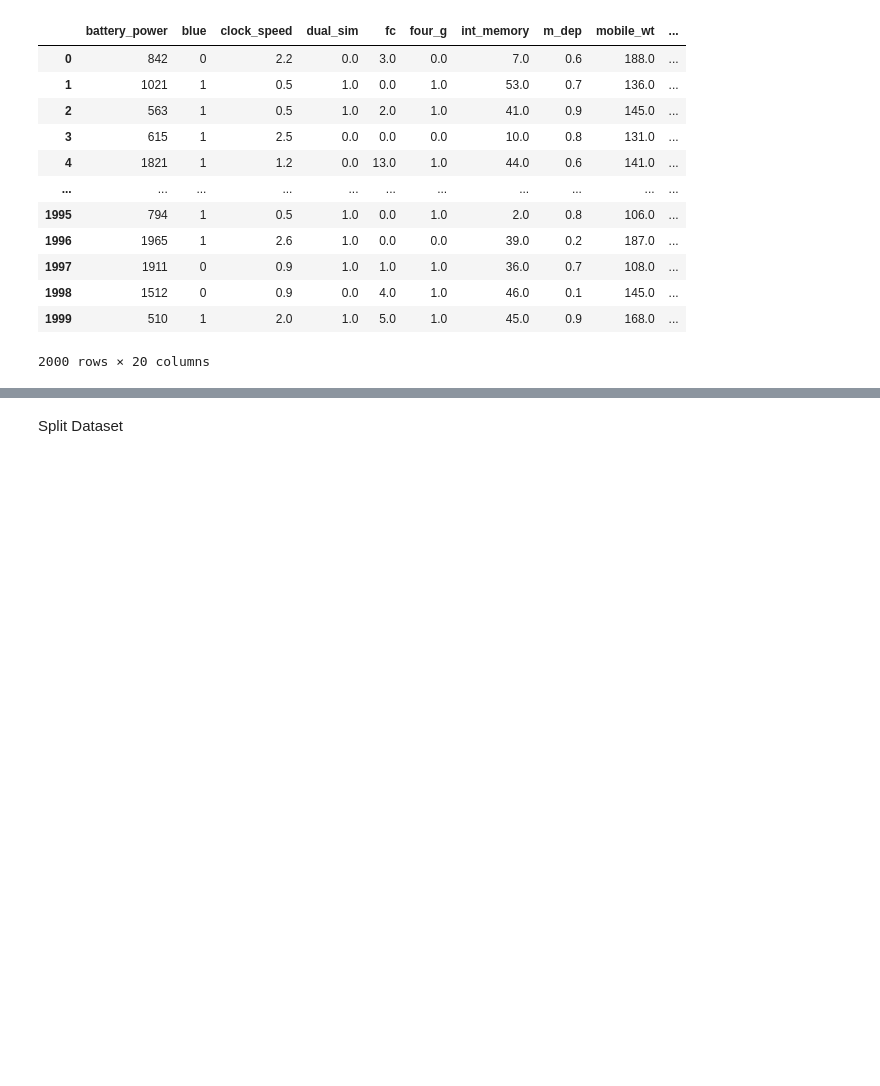
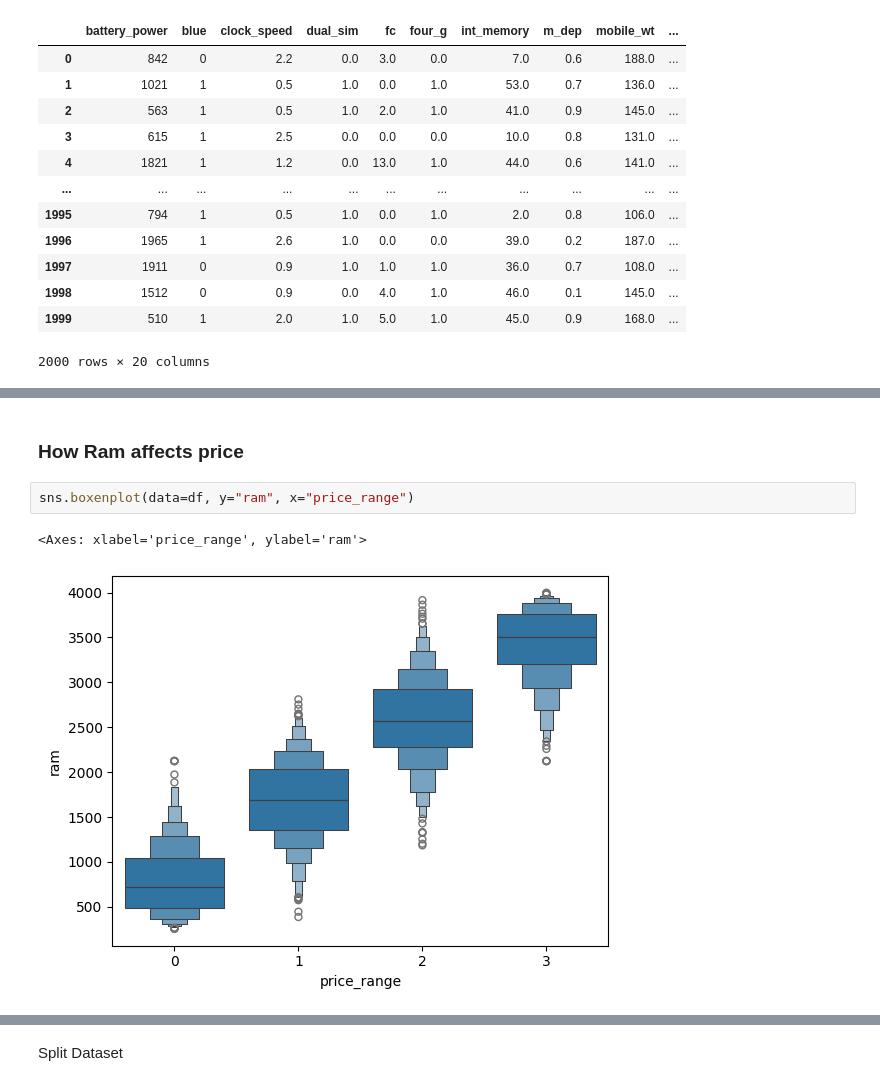
Before and after one commit to 2shashank11/Mobile-Price-Prediction, a Jupyter notebook: main.ipynb, the cells around one changed output, grey strips where cells are left out. Cells and saved outputs as stored; diff of their text form; blank space fills up the shorter version.

```diff
--- a/main.ipynb
+++ b/main.ipynb
@@ -260,0 +277,7 @@ X
+# %% [markdown]
+### How Ram affects price
+# %%
+sns.boxenplot(data=df, y="ram", x="price_range")
+# %% [output]
+<Axes: xlabel='price_range', ylabel='ram'>
+[figure, added]
```
Also changed, not shown: parts of 49 cells of this notebook.
